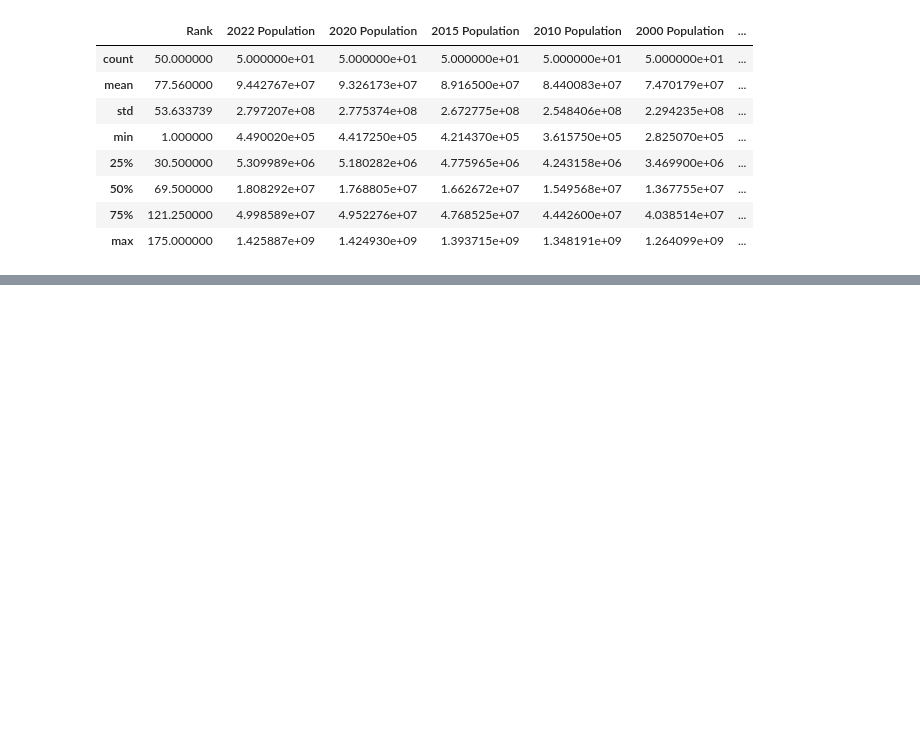
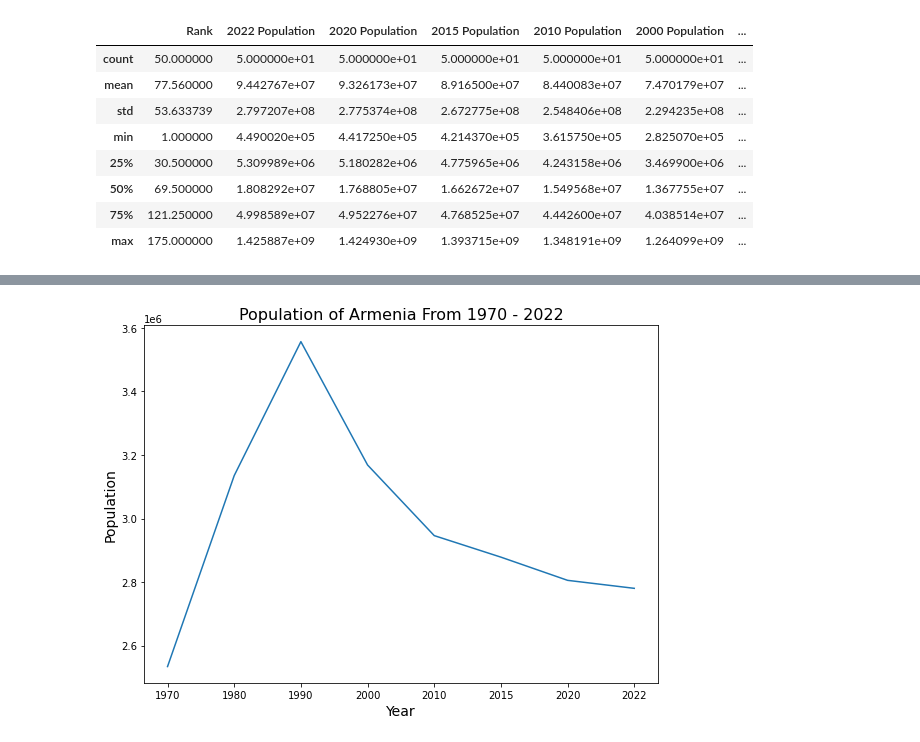
Before and after one commit to dbenitoe/TTS-Final-Project-Submission, a Jupyter notebook: Asia_Population.ipynb, the cells around one changed output, grey strips where cells are left out. Cells and saved outputs as stored; diff of their text form; code cells hidden in the pictures; blank space fills up the shorter version.

```diff
--- a/Asia_Population.ipynb
+++ b/Asia_Population.ipynb
@@ -147,0 +146,11 @@ plt.plot(years, armenia_pop_list)
+# %%
+fig, ax = plt.subplots(figsize=(8,6))
+armenia = ax.plot(years, armenia_pop, label='Armenia')
+
+ax.set_title('Population of Armenia From 1970 - 2022', fontsize = 16)
+ax.set_ylabel('Population', fontsize=14)
+ax.set_xlabel('Year', fontsize=14)
+
+fig.tight_layout()
+# %% [output]
+[figure, added]
```
Also changed, not shown: parts of 7 cells of this notebook.
